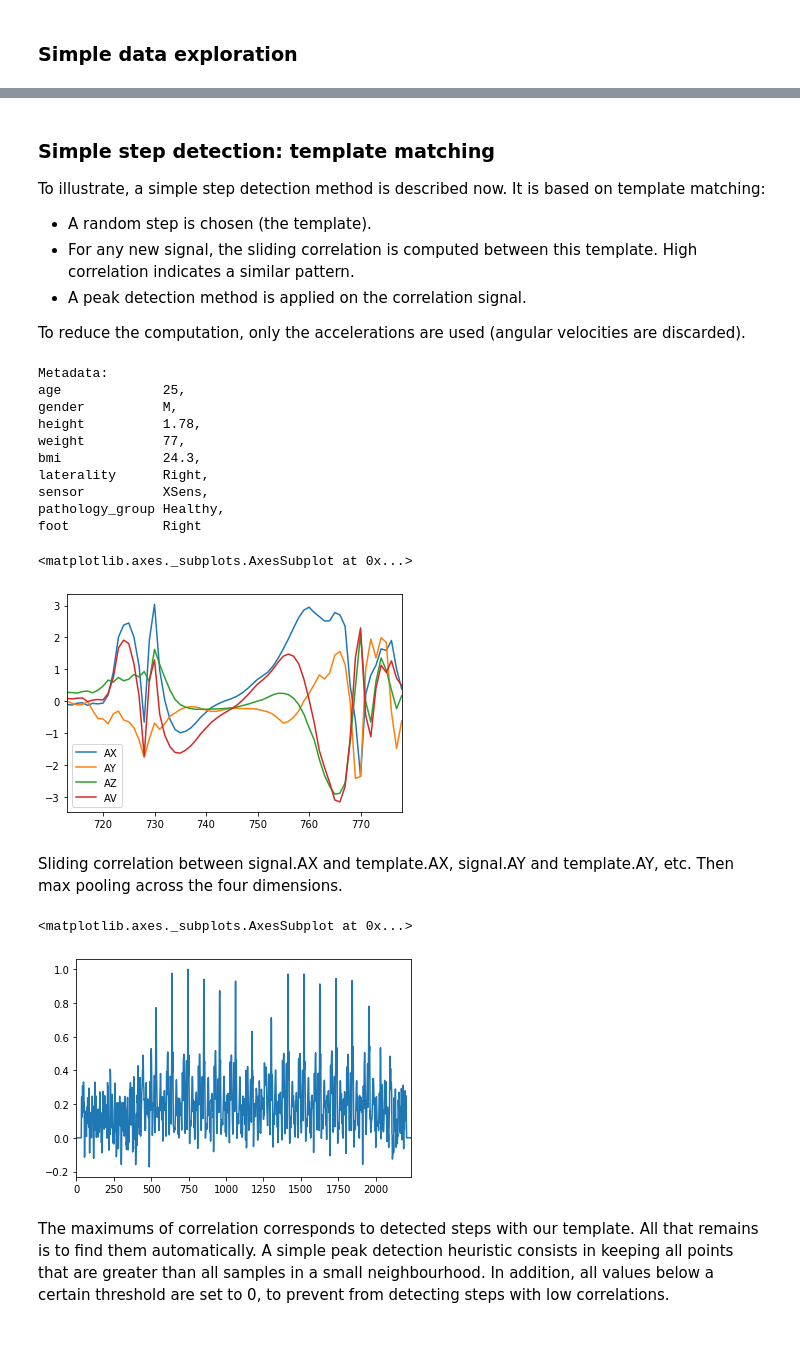
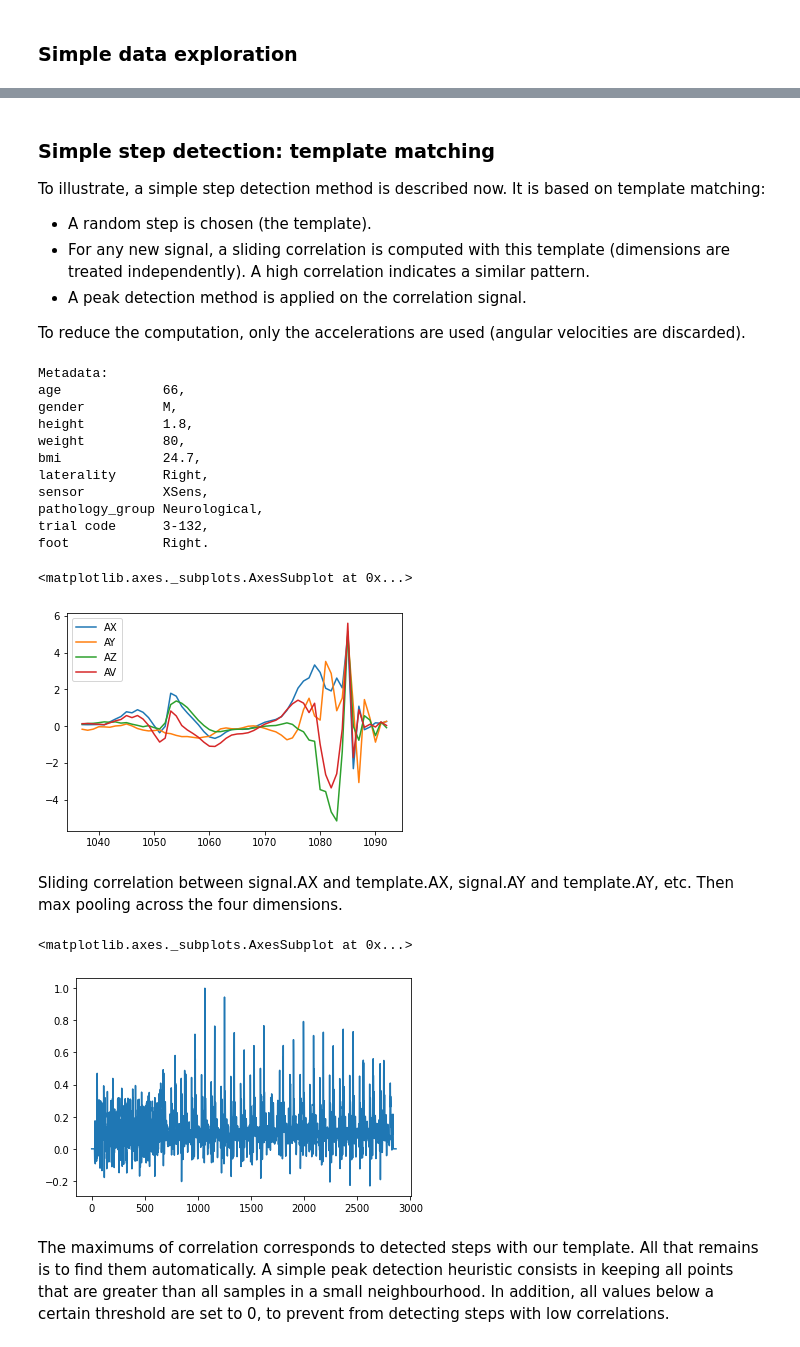
Before and after one commit to simondemouchy/human_locomotion, a Jupyter notebook: human_locomotion_starting_kit.ipynb, the cells around one changed output, grey strips where cells are left out. Drawn from its saved outputs; the diff is of its cells as text; code cells hidden in the pictures.

```diff
--- a/human_locomotion_starting_kit.ipynb
+++ b/human_locomotion_starting_kit.ipynb
@@ -341,7 +374,7 @@ All methods are evaluated with a cross-validation.
 To illustrate, a simple step detection method is described now.
 It is based on template matching:
 - A random step is chosen (the template).
-- For any new signal, the sliding correlation is computed between this template. High correlation indicates a similar pattern.
+- For any new signal, a sliding correlation is computed with this template (dimensions are treated independently). A high correlation indicates a similar pattern.
 - A peak detection method is applied on the correlation signal.
 
 To reduce the computation, only the accelerations are used (angular velocities are discarded).
@@ -351,19 +384,20 @@ from random import choice, seed
 RANDOM_STATE = 7
 seed(RANDOM_STATE)
 # %%
-# choose a trial at random
-trial, step_list = choice([*zip(data_train, labels_train)])
+# choose a sensor recording at random
+sensor_data, step_list = choice([*zip(data_train, labels_train)])
 
 msg = f"""Metadata:
-age\t\t{trial.age},
-gender\t\t{trial.gender},
-height\t\t{trial.height},
-weight\t\t{trial.weight},
-bmi\t\t{trial.bmi},
-laterality\t{trial.laterality},
-sensor\t\t{trial.sensor},
-pathology_group\t{trial.pathology_group},
-foot\t\t{trial.foot}"""
+age\t\t{sensor_data.age},
+gender\t\t{sensor_data.gender},
+height\t\t{sensor_data.height},
+weight\t\t{sensor_data.weight},
+bmi\t\t{sensor_data.bmi},
+laterality\t{sensor_data.laterality},
+sensor\t\t{sensor_data.sensor},
+pathology_group\t{sensor_data.pathology_group},
+trial code\t{sensor_data.trial_code},
+foot\t\t{sensor_data.foot}."""
 print(msg)
 
 # choose a step template at random
@@ -371,35 +405,36 @@ start, end = choice(step_list)
 
 # only keep the acceleration (not the angular velocity)
 # to reduce computations
-template = trial.signal[start:end][["AX", "AY", "AZ", "AV"]]
+template = sensor_data.signal[start:end][["AX", "AY", "AZ", "AV"]]
 template.plot()
 # %% [output]
 Metadata:
-age             25,
+age             66,
 gender          M,
-height          1.78,
-weight          77,
-bmi             24.3,
+height          1.8,
+weight          80,
+bmi             24.7,
 laterality      Right,
 sensor          XSens,
-pathology_group Healthy,
-foot            Right
+pathology_group Neurological,
+trial code      3-132,
+foot            Right.
 <matplotlib.axes._subplots.AxesSubplot at 0x...>
-[figure, old version]
+[figure, new version]
 # %% [markdown]
 Sliding correlation between signal.AX and template.AX, signal.AY and template.AY, etc. Then max pooling across the four dimensions.
 # %%
 from scipy.signal import argrelmax
 
-score = (trial.signal[["AX", "AY", "AZ", "AV"]]  # select the accelerations
+score = (sensor_data.signal[["AX", "AY", "AZ", "AV"]]  # select the accelerations
          .rolling(template.shape[0], center=True)  # sliding window of the same shape of the template
-         .apply(lambda x: np.diag(np.corrcoef(x, template, rowvar=False), k=4))  # correlation
+         .apply(lambda x: np.diag(np.corrcoef(x, template, rowvar=False), k=4), raw=True)  # correlation
          .max(axis=1)  # max pooling
          .fillna(0))  # to remove NaNs at the edges
 score.plot()
 # %% [output]
 <matplotlib.axes._subplots.AxesSubplot at 0x...>
-[figure, old version]
+[figure, new version]
 # %% [markdown]
 The maximums of correlation corresponds to detected steps with our template.
 All that remains is to find them automatically.
```
Also changed, not shown: parts of 22 cells of this notebook, 2 other files.
